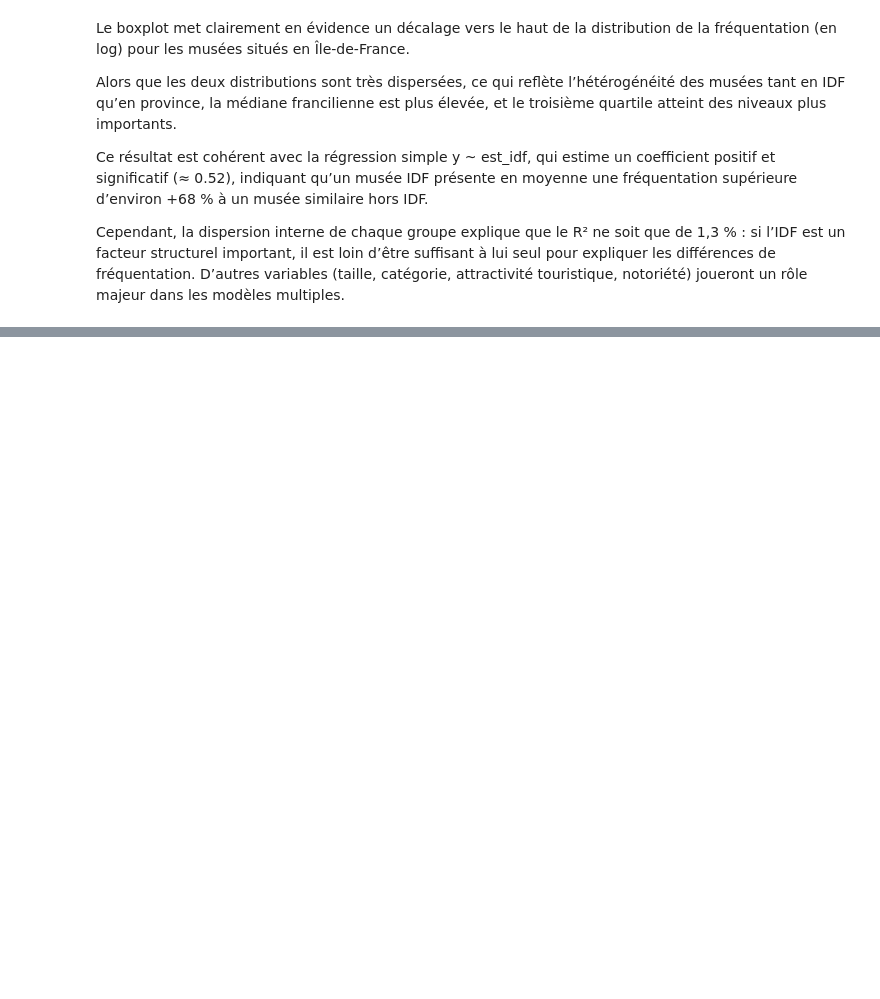
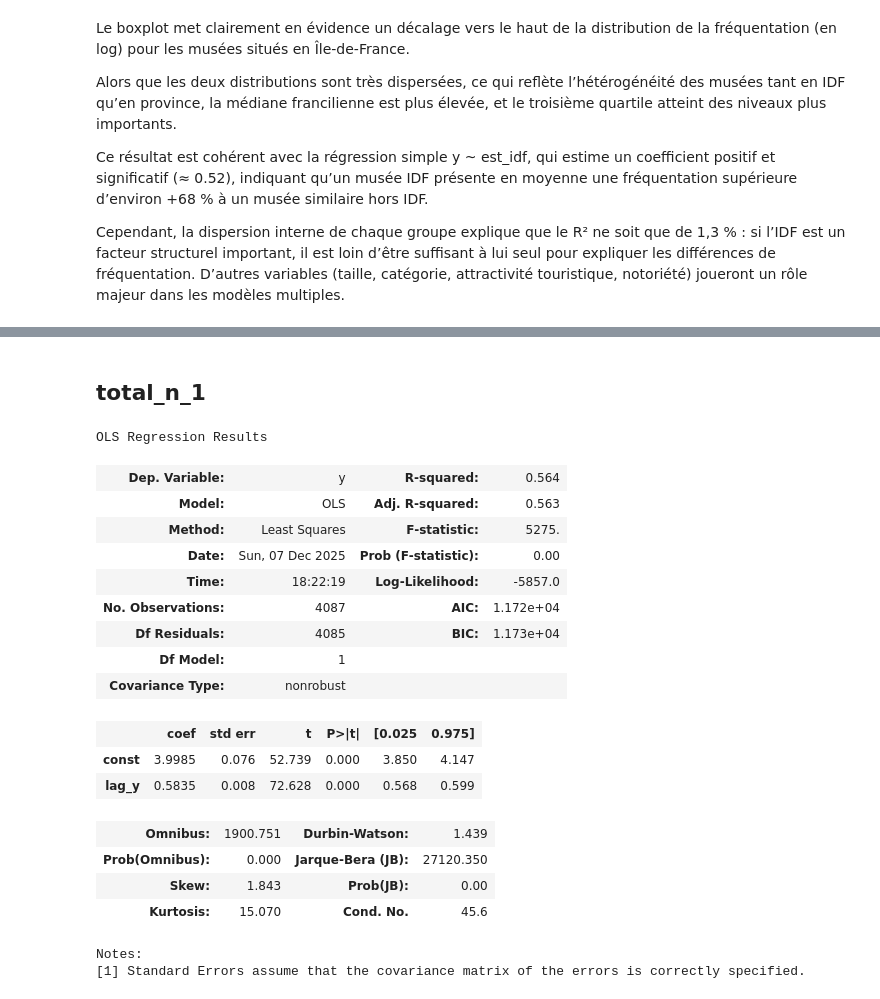
Before and after one commit to emmabezombes/prediction-musee, a Jupyter notebook: notebook/notebook_musees.ipynb, the cells around one changed output, grey strips where cells are left out. Cells and saved outputs as stored; diff of their text form; code cells hidden in the pictures; blank space fills up the shorter version.

```diff
--- a/notebook/notebook_musees.ipynb
+++ b/notebook/notebook_musees.ipynb
@@ -475,0 +517,26 @@ Cependant, la dispersion interne de chaque groupe explique que le R² ne soit qu
+# %% [markdown]
+## total_n_1
+# %%
+X = sm.add_constant(df_reg["lag_y"])
+model_lag = sm.OLS(df_reg["y"], X).fit()
+model_lag.summary()
+# %% [output]
+OLS Regression Results
+| Dep. Variable: | y | R-squared: | 0.564 |
+| Model: | OLS | Adj. R-squared: | 0.563 |
+| Method: | Least Squares | F-statistic: | 5275. |
+| Date: | Sun, 07 Dec 2025 | Prob (F-statistic): | 0.00 |
+| Time: | 18:22:19 | Log-Likelihood: | -5857.0 |
+| No. Observations: | 4087 | AIC: | 1.172e+04 |
+| Df Residuals: | 4085 | BIC: | 1.173e+04 |
+| Df Model: | 1 |  |  |
+| Covariance Type: | nonrobust |  |  |
+|  | coef | std err | t | P>|t| | [0.025 | 0.975] |
+| const | 3.9985 | 0.076 | 52.739 | 0.000 | 3.850 | 4.147 |
+| lag_y | 0.5835 | 0.008 | 72.628 | 0.000 | 0.568 | 0.599 |
+| Omnibus: | 1900.751 | Durbin-Watson: | 1.439 |
+| Prob(Omnibus): | 0.000 | Jarque-Bera (JB): | 27120.350 |
+| Skew: | 1.843 | Prob(JB): | 0.00 |
+| Kurtosis: | 15.070 | Cond. No. | 45.6 |
+Notes:
+[1] Standard Errors assume that the covariance matrix of the errors is correctly specified.
```
Also changed, not shown: parts of 8 cells of this notebook.
